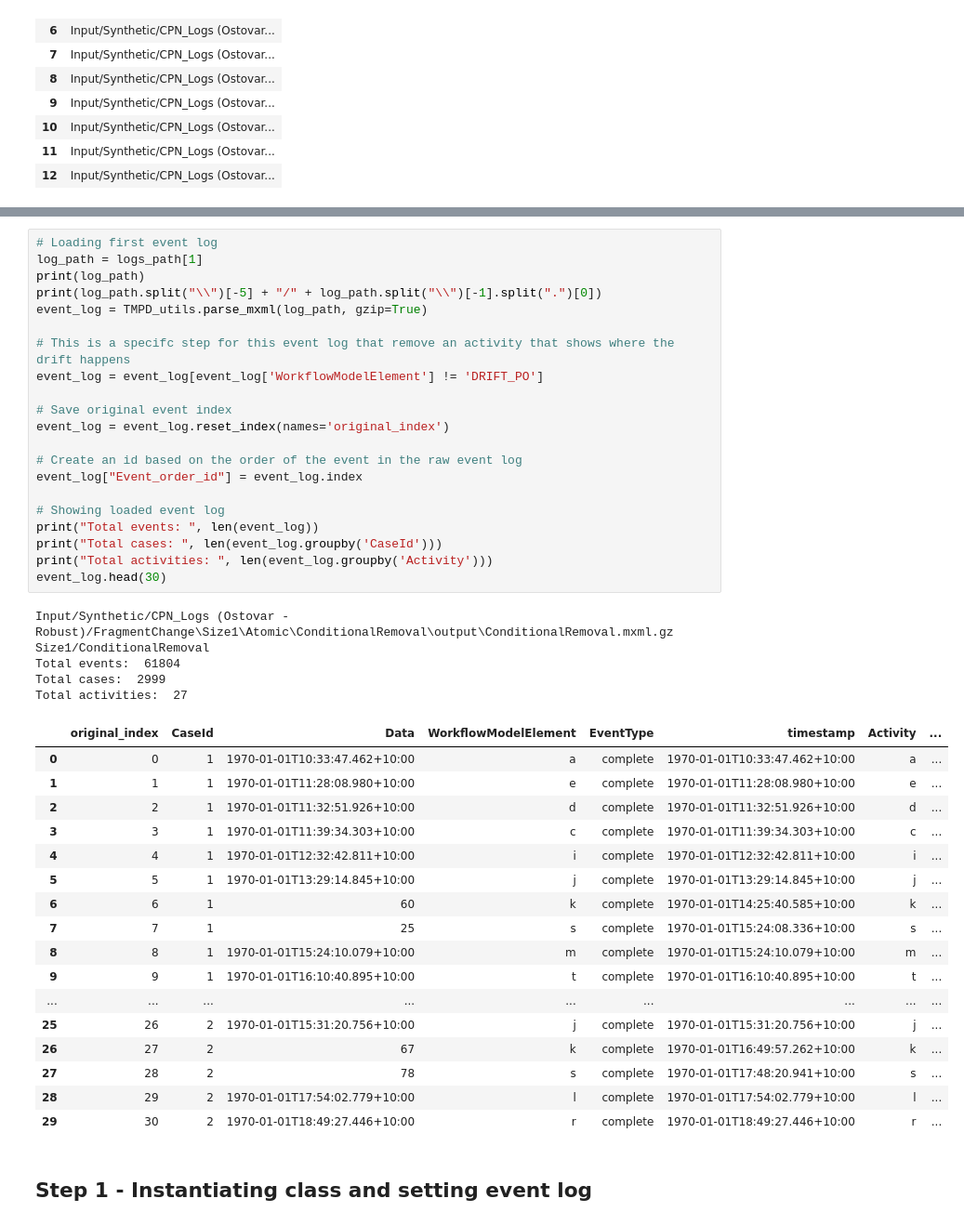
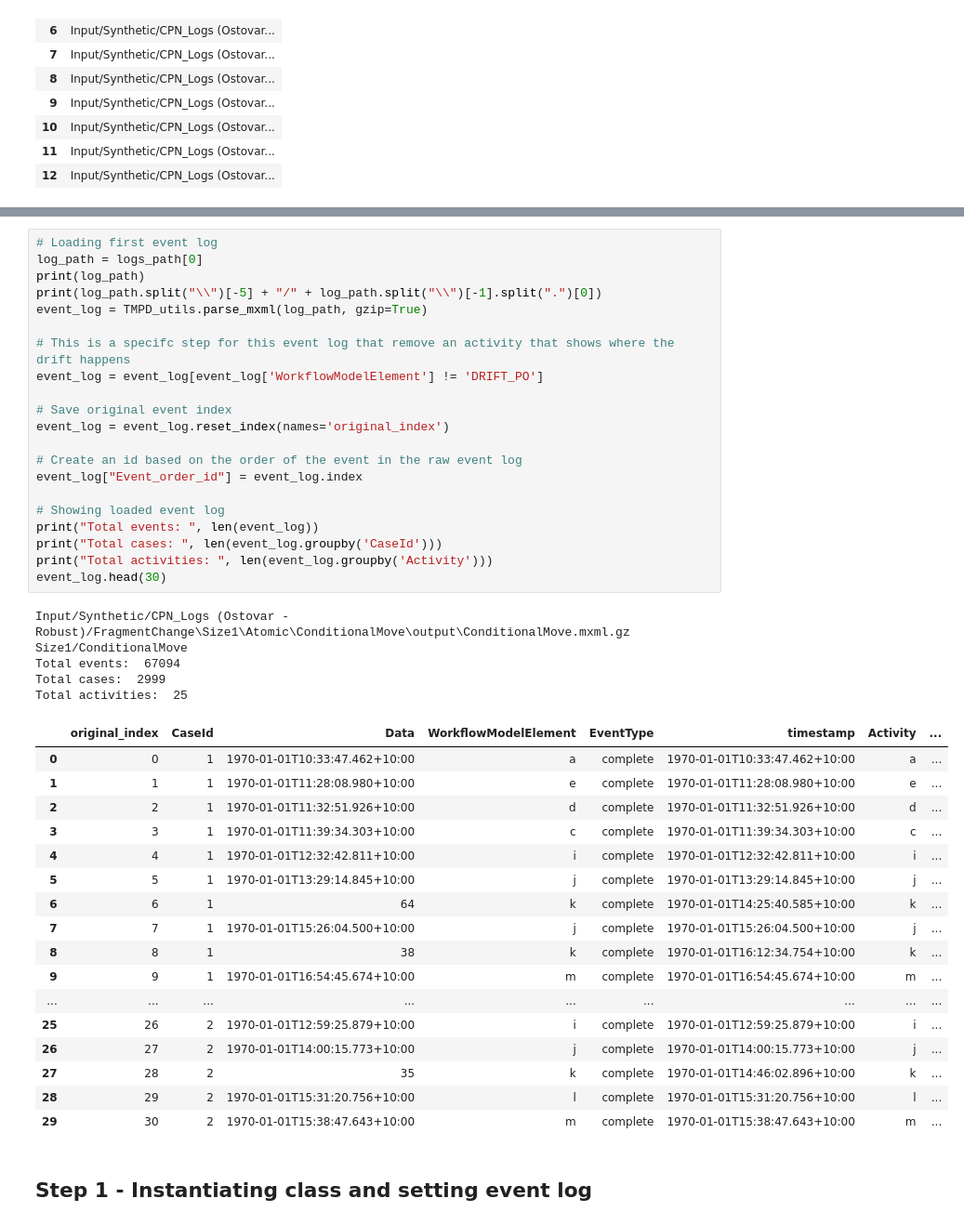
Before and after one commit to AC-Meira/Transition_Matrix_Process_Drift, a Jupyter notebook: Demonstration - CPN_Logs_Characterization_Ext - (Ostovar - Robust).ipynb, the cells around one changed output, grey strips where cells are left out. Shown at 93% size. Saved outputs shown, nothing was run; the diff lists cells and outputs as text.

```diff
--- a/Demonstration - CPN_Logs_Characterization_Ext - (Ostovar - Robust).ipynb
+++ b/Demonstration - CPN_Logs_Characterization_Ext - (Ostovar - Robust).ipynb
@@ -72,48 +72,48 @@ How many logs?  13
 <!-- ![Alt text](../Images/Concept_drift_firstcycle_steps_eng.png "General steps") -->
 # %%
 # Loading first event log
-log_path = logs_path[1]
+log_path = logs_path[0]
 print(log_path)
 print(log_path.split("\\")[-5] + "/" + log_path.split("\\")[-1].split(".")[0])
 event_log = TMPD_utils.parse_mxml(log_path, gzip=True)
 
 # This is a specifc step for this event log that remove an activity that shows where the drift happens
 event_log = event_log[event_log['WorkflowModelElement'] != 'DRIFT_PO']
 
 # Save original event index
 event_log = event_log.reset_index(names='original_index')
 
 # Create an id based on the order of the event in the raw event log
 event_log["Event_order_id"] = event_log.index
 
 # Showing loaded event log
 print("Total events: ", len(event_log))
 print("Total cases: ", len(event_log.groupby('CaseId')))
 print("Total activities: ", len(event_log.groupby('Activity')))
 event_log.head(30)
 # %% [output]
-Input/Synthetic/CPN_Logs (Ostovar - Robust)/FragmentChange\Size1\Atomic\ConditionalRemoval\output\ConditionalRemoval.mxml.gz
-Size1/ConditionalRemoval
-Total events:  61804
+Input/Synthetic/CPN_Logs (Ostovar - Robust)/FragmentChange\Size1\Atomic\ConditionalMove\output\ConditionalMove.mxml.gz
+Size1/ConditionalMove
+Total events:  67094
 Total cases:  2999
-Total activities:  27
+Total activities:  25
 |  | original_index | CaseId | Data | WorkflowModelElement | EventType | timestamp | Activity | ... |
 | 0 | 0 | 1 | 1970-01-01T10:33:47.462+10:00 | a | complete | 1970-01-01T10:33:47.462+10:00 | a | ... |
 | 1 | 1 | 1 | 1970-01-01T11:28:08.980+10:00 | e | complete | 1970-01-01T11:28:08.980+10:00 | e | ... |
 | 2 | 2 | 1 | 1970-01-01T11:32:51.926+10:00 | d | complete | 1970-01-01T11:32:51.926+10:00 | d | ... |
 | 3 | 3 | 1 | 1970-01-01T11:39:34.303+10:00 | c | complete | 1970-01-01T11:39:34.303+10:00 | c | ... |
 | 4 | 4 | 1 | 1970-01-01T12:32:42.811+10:00 | i | complete | 1970-01-01T12:32:42.811+10:00 | i | ... |
 | 5 | 5 | 1 | 1970-01-01T13:29:14.845+10:00 | j | complete | 1970-01-01T13:29:14.845+10:00 | j | ... |
-| 6 | 6 | 1 | 60 | k | complete | 1970-01-01T14:25:40.585+10:00 | k | ... |
-| 7 | 7 | 1 | 25 | s | complete | 1970-01-01T15:24:08.336+10:00 | s | ... |
-| 8 | 8 | 1 | 1970-01-01T15:24:10.079+10:00 | m | complete | 1970-01-01T15:24:10.079+10:00 | m | ... |
-| 9 | 9 | 1 | 1970-01-01T16:10:40.895+10:00 | t | complete | 1970-01-01T16:10:40.895+10:00 | t | ... |
+| 6 | 6 | 1 | 64 | k | complete | 1970-01-01T14:25:40.585+10:00 | k | ... |
+| 7 | 7 | 1 | 1970-01-01T15:26:04.500+10:00 | j | complete | 1970-01-01T15:26:04.500+10:00 | j | ... |
+| 8 | 8 | 1 | 38 | k | complete | 1970-01-01T16:12:34.754+10:00 | k | ... |
+| 9 | 9 | 1 | 1970-01-01T16:54:45.674+10:00 | m | complete | 1970-01-01T16:54:45.674+10:00 | m | ... |
 | ... | ... | ... | ... | ... | ... | ... | ... | ... |
-| 25 | 26 | 2 | 1970-01-01T15:31:20.756+10:00 | j | complete | 1970-01-01T15:31:20.756+10:00 | j | ... |
-| 26 | 27 | 2 | 67 | k | complete | 1970-01-01T16:49:57.262+10:00 | k | ... |
-| 27 | 28 | 2 | 78 | s | complete | 1970-01-01T17:48:20.941+10:00 | s | ... |
-| 28 | 29 | 2 | 1970-01-01T17:54:02.779+10:00 | l | complete | 1970-01-01T17:54:02.779+10:00 | l | ... |
-| 29 | 30 | 2 | 1970-01-01T18:49:27.446+10:00 | r | complete | 1970-01-01T18:49:27.446+10:00 | r | ... |
+| 25 | 26 | 2 | 1970-01-01T12:59:25.879+10:00 | i | complete | 1970-01-01T12:59:25.879+10:00 | i | ... |
+| 26 | 27 | 2 | 1970-01-01T14:00:15.773+10:00 | j | complete | 1970-01-01T14:00:15.773+10:00 | j | ... |
+| 27 | 28 | 2 | 35 | k | complete | 1970-01-01T14:46:02.896+10:00 | k | ... |
+| 28 | 29 | 2 | 1970-01-01T15:31:20.756+10:00 | l | complete | 1970-01-01T15:31:20.756+10:00 | l | ... |
+| 29 | 30 | 2 | 1970-01-01T15:38:47.643+10:00 | m | complete | 1970-01-01T15:38:47.643+10:00 | m | ... |
 # %% [markdown]
 ## Step 1 - Instantiating class and setting event log
 # %%
```
Also changed, not shown: parts of 8 cells of this notebook, 6 other files.
